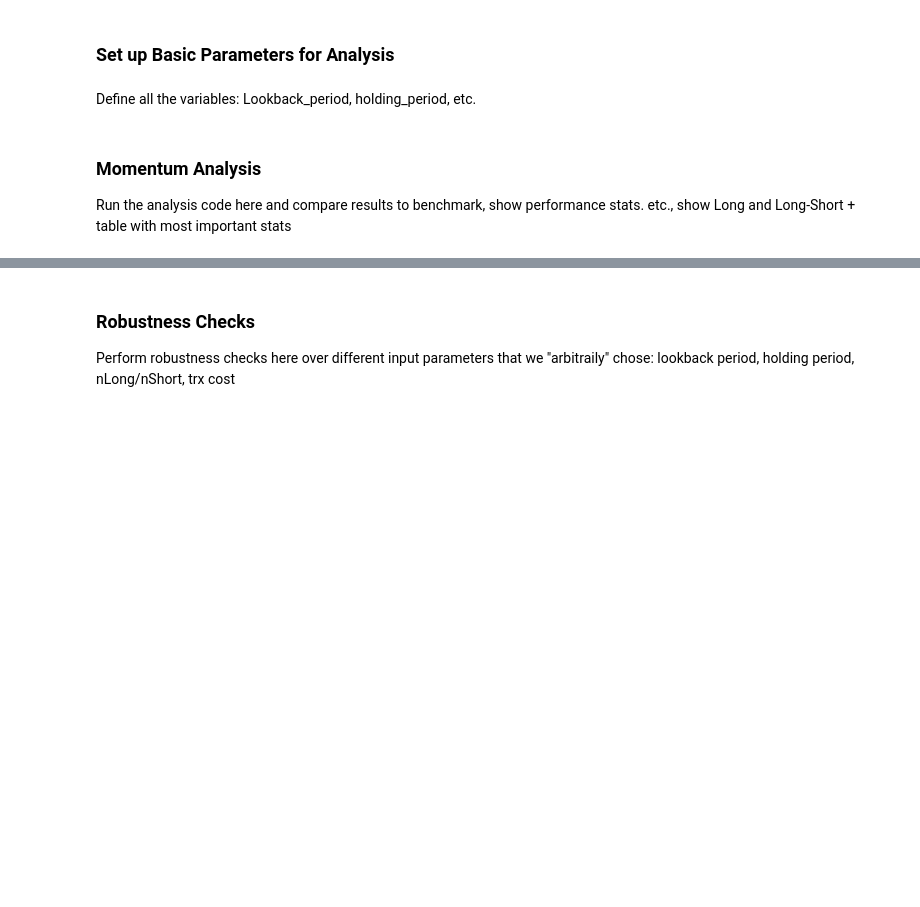
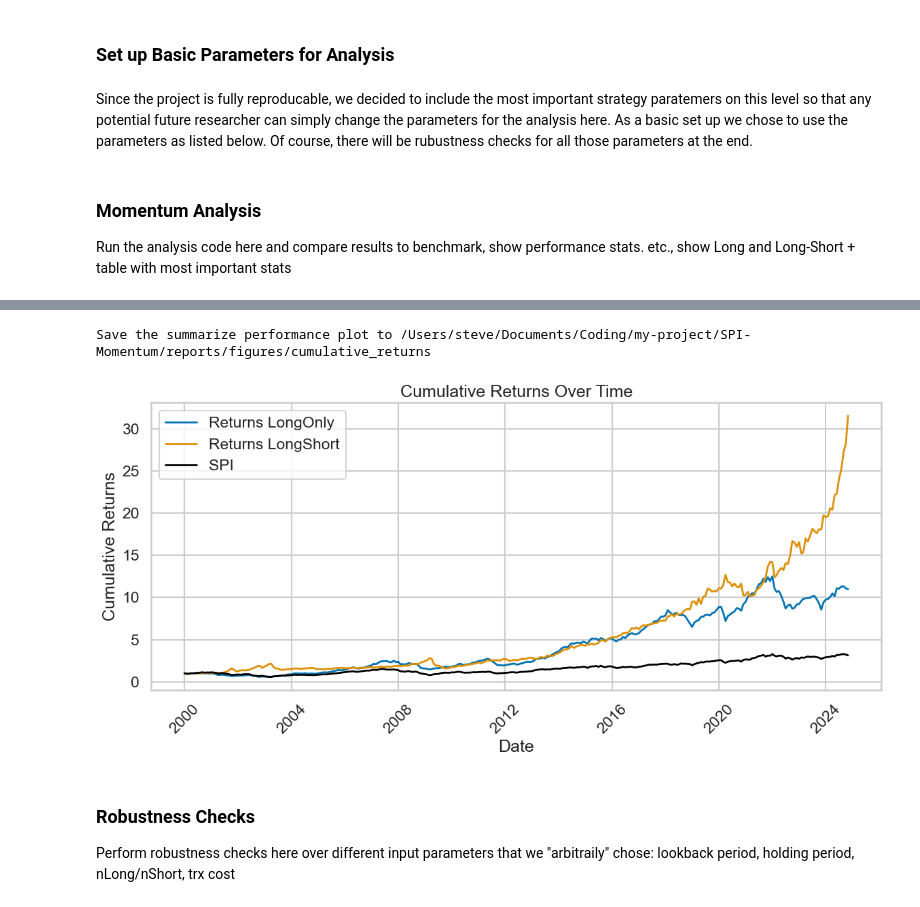
Before and after one commit to mauricekammermann/Abnormal-Returns-in-the-Danish-Stock-Market-With-Momentum-Strategies, a Jupyter notebook: notebook/SPI_Momentum.ipynb, the cells around one changed output, grey strips where cells are left out. Saved outputs shown, nothing was run; the diff lists cells and outputs as text; code cells hidden in the pictures; blank space fills up the shorter version.

Commit message:
Work on Jupyter Notebook, included setup of dependencies and data loading

```diff
--- a/notebook/SPI_Momentum.ipynb
+++ b/notebook/SPI_Momentum.ipynb
@@ -15,7 +65,70 @@ Load data here and explain what the processing does
 # %% [markdown]
 ### Set up Basic Parameters for Analysis
 # %% [markdown]
-Define all the variables: Lookback_period, holding_period, etc.
+Since the project is fully reproducable, we decided to include the most important strategy paratemers on this level so that any potential future researcher can simply change the parameters for the analysis here. As a basic set up we chose to use the parameters as listed below. Of course, there will be rubustness checks for all those parameters at the end.
+# %%
+lookback_period = 6    # Number of months to look back
+holding_period = 6     # Number of months the assets will be held
+nLong = 20             # Number of assets to go long
+nShort = 20            # Number of assets to short
+trx_cost = 0           # Transaction Costs (i.e. 0.01 = 1%)
 # %% [markdown]
 ### Momentum Analysis
 Run the analysis code here and compare results to benchmark, show performance stats. etc., show Long and Long-Short + table with most important stats
+# %%
+# ----- Execute Long only backtest -----
+excess_returns_longOnly, portfolio_weights_longOnly, turnover_series_longOnly, portfolio_returns_longOnly = momentum_strategy(
+    price_data_daily=price_data_daily,
+    lookback_period=lookback_period,
+    nLong=nLong,
+    nShort=0,
+    holding_period=holding_period,
+    rf_monthly=rf_monthly,
+    trx_cost=0
+)
+excess_returns_longOnly.columns = ['Xs Returns LongOnly']
+portfolio_returns_longOnly.columns = ['Returns LongOnly']
+
+# Save results, might delete the writing to csv???
+excess_returns_longOnly.to_csv(results_path / "excess_returns_longOnly.csv", index=True, header=True)
+portfolio_weights_longOnly.to_csv(results_path / "portfolio_weights_longOnly.csv", index=True, header=True)
+turnover_series_longOnly.to_csv(results_path / "turnover_series_longOnly.csv", index=True, header=True)
+stats_longOnly = summarize_performance(excess_returns_longOnly, rf_monthly, spi_XsReturns_monthly, 12)
+save_summary_to_latex(stats_longOnly, summary_file_path_longOnly)
+
+# ----- Execute Long / Short backtest -----
+excess_returns_longShort, portfolio_weights_longShort, turnover_series_longShort, portfolio_returns_longShort = momentum_strategy(
+    price_data_daily=price_data_daily,
+    lookback_period=lookback_period,
+    nLong=nLong,
+    nShort=nShort,
+    holding_period=holding_period,
+    rf_monthly=rf_monthly,
+    trx_cost=0
+)
+excess_returns_longShort.columns = ['Xs Returns LongShort']
+portfolio_returns_longShort.columns = ['Returns LongShort']
+
+# Save results, might delete the writing to csv???
+excess_returns_longShort.to_csv(results_path / "excess_returns_longShort.csv", index=True, header=True)
+portfolio_weights_longShort.to_csv(results_path / "portfolio_weights_longShort.csv", index=True, header=True)
+turnover_series_longShort.to_csv(results_path / "turnover_series_longShort.csv", index=True, header=True)
+stats_longShort = summarize_performance(excess_returns_longShort, rf_monthly, spi_XsReturns_monthly, 12)
+save_summary_to_latex(stats_longShort, summary_file_path_longShort)
+
+
+# Custom labels
+labels = {
+    'Strategy_Returns': 'Long Momentum Strategy',
+    'Benchmark': 'SPI',
+    'Portfolio_Returns': 'Long Momentum Strategy',
+    'xs_Return': 'Long Momentum Strategy',
+    'trx_cost_0.001': 'Strategy with Trx Cost: 0.1%',
+    'trx_cost_0.005': 'Strategy with Trx Cost: 0.5%',
+    'trx_cost_0.01': 'Strategy with Trx Cost: 1.0%',
+}
+
+# Create plot of cummulative returns against benchmark
+combined_returns = pd.concat([portfolio_returns_longOnly, portfolio_returns_longShort], axis=1)
+plot_cumulative_returns(combined_returns, spi_returns_monthly, labels,filename=visualization_path / "cumulative_returns")
+# %% [output]
@@ -22,3 +169,5 @@ Run the analysis code here and compare results to benchmark, show performance st
+Save the summarize performance plot to /Users/steve/Documents/Coding/my-project/SPI-Momentum/reports/figures/cumulative_returns
+[figure, added]
 # %% [markdown]
 ### Robustness Checks
 Perform robustness checks here over different input parameters that we "arbitraily" chose: lookback period, holding period, nLong/nShort, trx cost
```
Also changed, not shown: parts of 3 cells of this notebook, 4 other files.
